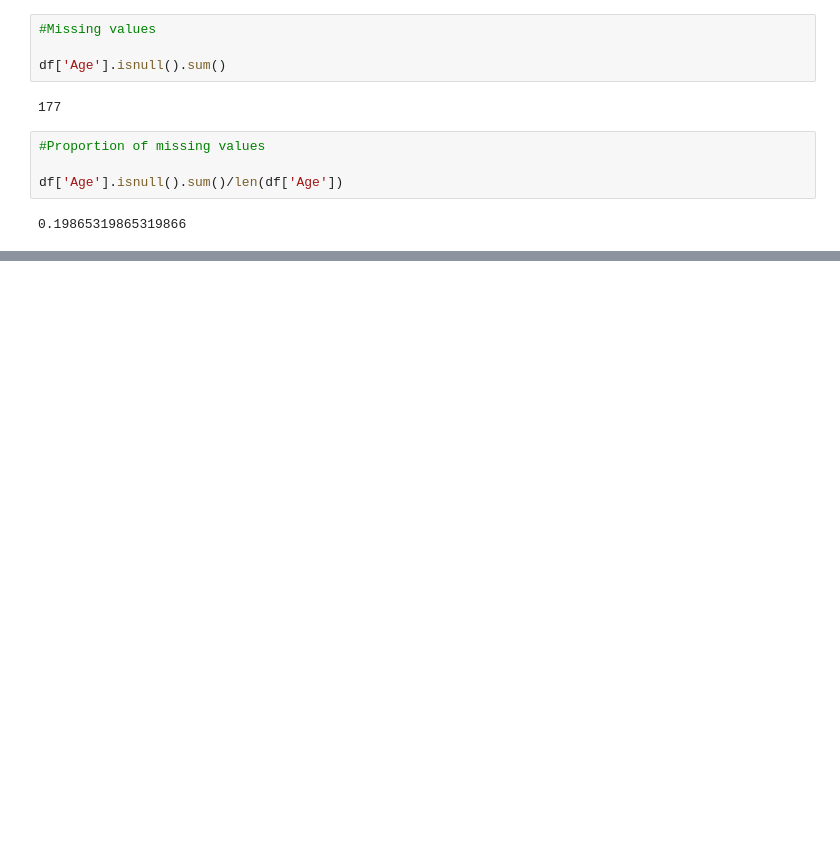
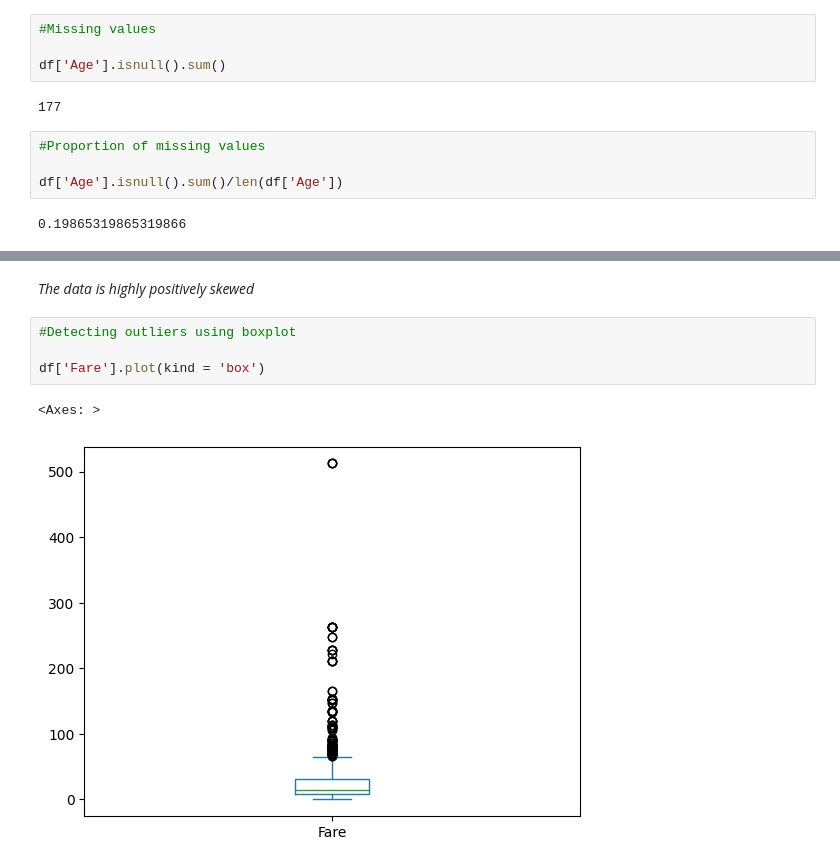
Before and after one commit to NityaVerma19/EDA-on-titanic-dataset, a Jupyter notebook: eda-extracting-insights.ipynb, the cells around one changed output, grey strips where cells are left out. Cells and saved outputs as stored; diff of their text form; blank space fills up the shorter version.

```diff
--- a/eda-extracting-insights.ipynb
+++ b/eda-extracting-insights.ipynb
@@ -108,0 +151,9 @@ df['Age'].isnull().sum()/len(df['Age'])
+# %% [markdown]
+*The data is highly positively skewed*
+# %%
+#Detecting outliers using boxplot
+
+df['Fare'].plot(kind = 'box')
+# %% [output]
+<Axes: >
+[figure, added]
```
Also changed, not shown: parts of 9 cells of this notebook.
